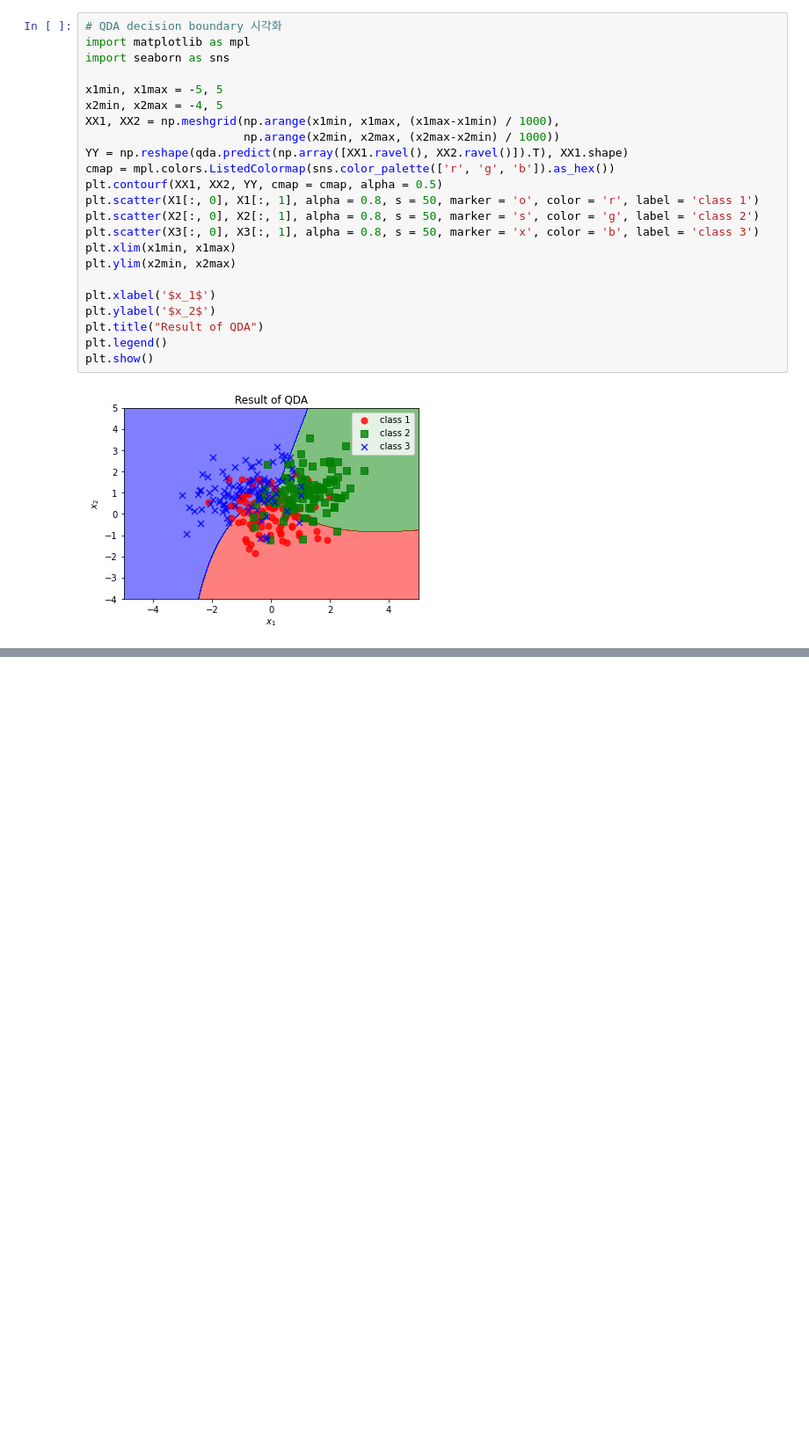
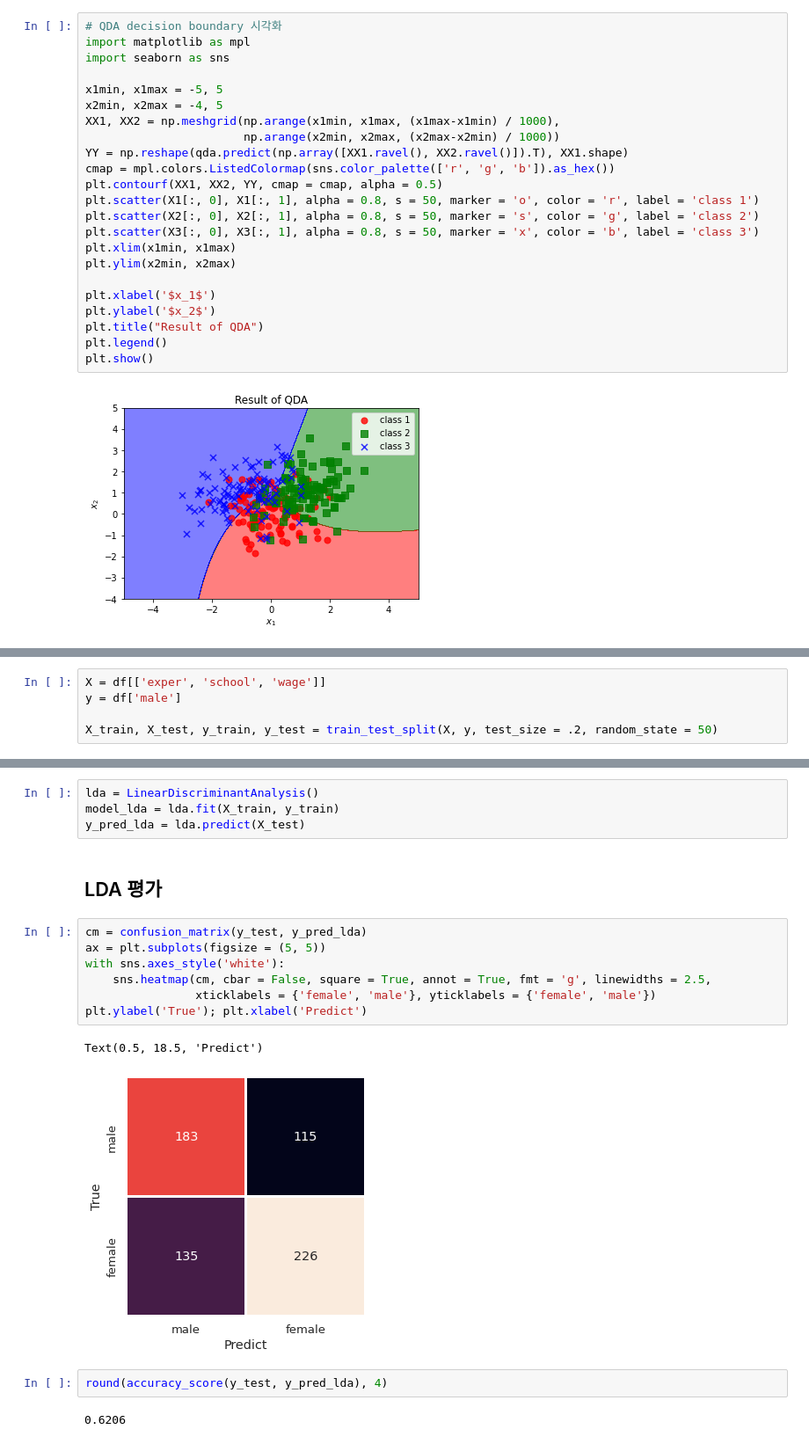
Before and after one commit to s2ul2/bitamin, a Jupyter notebook: 12week.ipynb, the cells around one changed output, grey strips where cells are left out. Shown at 88% size. Cells and saved outputs as stored; diff of their text form; blank space fills up the shorter version.

```diff
--- a/12week.ipynb
+++ b/12week.ipynb
@@ -399,0 +511,5 @@ plt.show()
+# %%
+X = df[['exper', 'school', 'wage']]
+y = df['male']
+
+X_train, X_test, y_train, y_test = train_test_split(X, y, test_size = .2, random_state = 50)
@@ -399,0 +518,20 @@ plt.show()
+# %%
+lda = LinearDiscriminantAnalysis()
+model_lda = lda.fit(X_train, y_train)
+y_pred_lda = lda.predict(X_test)
+# %% [markdown]
+## LDA 평가
+# %%
+cm = confusion_matrix(y_test, y_pred_lda)
+ax = plt.subplots(figsize = (5, 5))
+with sns.axes_style('white'):
+    sns.heatmap(cm, cbar = False, square = True, annot = True, fmt = 'g', linewidths = 2.5,
+                xticklabels = {'female', 'male'}, yticklabels = {'female', 'male'})
+plt.ylabel('True'); plt.xlabel('Predict')
+# %% [output]
+Text(0.5, 18.5, 'Predict')
+[figure, added]
+# %%
+round(accuracy_score(y_test, y_pred_lda), 4)
+# %% [output]
+0.6206
```
Also changed, not shown: parts of 22 cells of this notebook.
